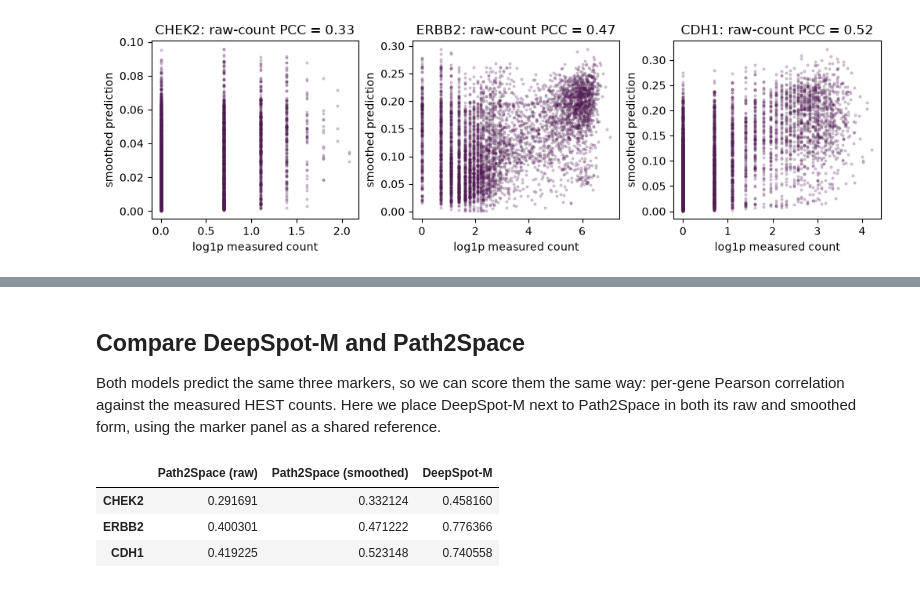
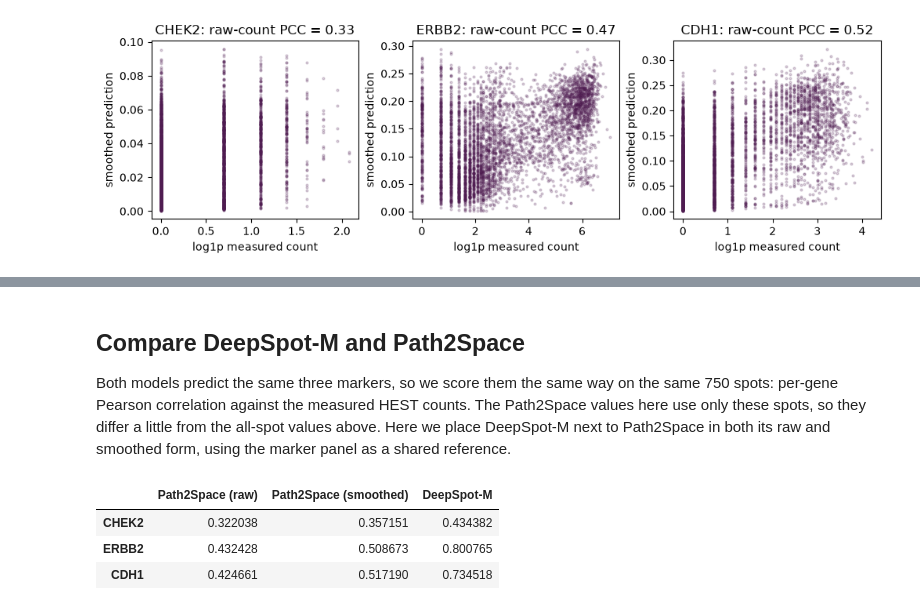
Before and after one commit to rendeirolab/lazyslide-tutorials, a Jupyter notebook: tutorials/gene_expression_prediction.ipynb, the cells around one changed output, grey strips where cells are left out. Cells and saved outputs as stored; diff of their text form; code cells hidden in the pictures.

```diff
--- a/tutorials/gene_expression_prediction.ipynb
+++ b/tutorials/gene_expression_prediction.ipynb
@@ -291,15 +291,24 @@ Path2Space works from the precomputed CTransPath features through `tl.feature_pr
 The weights are gated and non-commercial. Request access on the [model page](https://huggingface.co/ratschlab/DeepSpotM), run `huggingface-cli login`, then install the package with `pip install git+https://github.com/ratschlab/DeepSpotM.git`.
 # %%
 from lazyslide_models.tile_prediction import DeepSpotM
+from wsidata.io import subset_tiles
 
-# DeepSpot-M scores tiles directly — no CTransPath features required.
+rng = np.random.default_rng(0)
+subset = np.sort(rng.choice(len(spot_ids), size=750, replace=False))
+subset_tiles(wsi, "spots", subset, new_key="spots_subset")
+# subset_tiles keeps the original row labels, and tile_prediction stores results by
+# row label. Renumber the rows from 0 so each prediction lands on its own tile.
+wsi.shapes["spots_subset"] = wsi.shapes["spots_subset"].reset_index(drop=True)
+subset_ids = spot_ids[subset]
+
 # Restrict to the marker panel we compare below; pass genes=None for the full ~19k-gene panel.
-zs.tl.tile_prediction(wsi, DeepSpotM(genes=TARGET_GENES), tile_key="spots", batch_size=16)
+zs.tl.tile_prediction(
+    wsi, DeepSpotM(genes=TARGET_GENES), tile_key="spots_subset", batch_size=16
+)
 
-# tile_prediction writes one column per gene onto the spot tile table, in tile order.
-# Collect them into an AnnData aligned to the HEST spot barcodes used above.
+# tile_prediction writes one column per gene onto the tile table, in tile order.
 deepspotm_pred = ad.AnnData(
-    X=wsi.shapes["spots"][TARGET_GENES].to_numpy(dtype=np.float32),
-    obs=pd.DataFrame(index=pd.Index(spot_ids, name="spot_id")),
+    X=wsi.shapes["spots_subset"][TARGET_GENES].to_numpy(dtype=np.float32),
+    obs=pd.DataFrame(index=pd.Index(subset_ids, name="spot_id")),
     var=pd.DataFrame(index=pd.Index(TARGET_GENES, name="gene")),
 )
@@ -306,23 +318,27 @@ deepspotm_pred = ad.AnnData(
 # %% [markdown]
 ## Compare DeepSpot-M and Path2Space
 
-Both models predict the same three markers, so we can score them the same way: per-gene Pearson correlation against the measured HEST counts. Here we place DeepSpot-M next to Path2Space in both its raw and smoothed form, using the marker panel as a shared reference.
+Both models predict the same three markers, so we score them the same way on the same 750 spots: per-gene Pearson correlation against the measured HEST counts. The Path2Space values here use only these spots, so they differ a little from the all-spot values above. Here we place DeepSpot-M next to Path2Space in both its raw and smoothed form, using the marker panel as a shared reference.
 # %%
-# Per-gene Pearson correlation of each prediction against the measured counts.
-deepspotm_corr = per_gene_pearson(measured[:, TARGET_GENES].copy(), deepspotm_pred)
+# Per-gene Pearson correlation against the measured counts, on the same spots for all models.
+measured_sub = measured[subset_ids, TARGET_GENES].copy()
 benchmark = pd.DataFrame(
     {
-        "Path2Space (raw)": gene_correlations.loc[TARGET_GENES, "raw prediction"],
-        "Path2Space (smoothed)": gene_correlations.loc[TARGET_GENES, "smoothed prediction"],
-        "DeepSpot-M": deepspotm_corr,
+        "Path2Space (raw)": per_gene_pearson(
+            measured_sub, pred_raw[subset_ids, TARGET_GENES].copy()
+        ),
+        "Path2Space (smoothed)": per_gene_pearson(
+            measured_sub, pred_smoothed[subset_ids, TARGET_GENES].copy()
+        ),
+        "DeepSpot-M": per_gene_pearson(measured_sub, deepspotm_pred),
     }
 )
 benchmark
 # %% [output]
 |  | Path2Space (raw) | Path2Space (smoothed) | DeepSpot-M |
-| CHEK2 | 0.291691 | 0.332124 | 0.458160 |
-| ERBB2 | 0.400301 | 0.471222 | 0.776366 |
-| CDH1 | 0.419225 | 0.523148 | 0.740558 |
+| CHEK2 | 0.322038 | 0.357151 | 0.434382 |
+| ERBB2 | 0.432428 | 0.508673 | 0.800765 |
+| CDH1 | 0.424661 | 0.517190 | 0.734518 |
 # %%
 # Grouped bars of the per-gene Pearson correlations from the table above.
 ax = benchmark.plot.bar(
```
Also changed, not shown: parts of 8 cells of this notebook, 13 other files.
